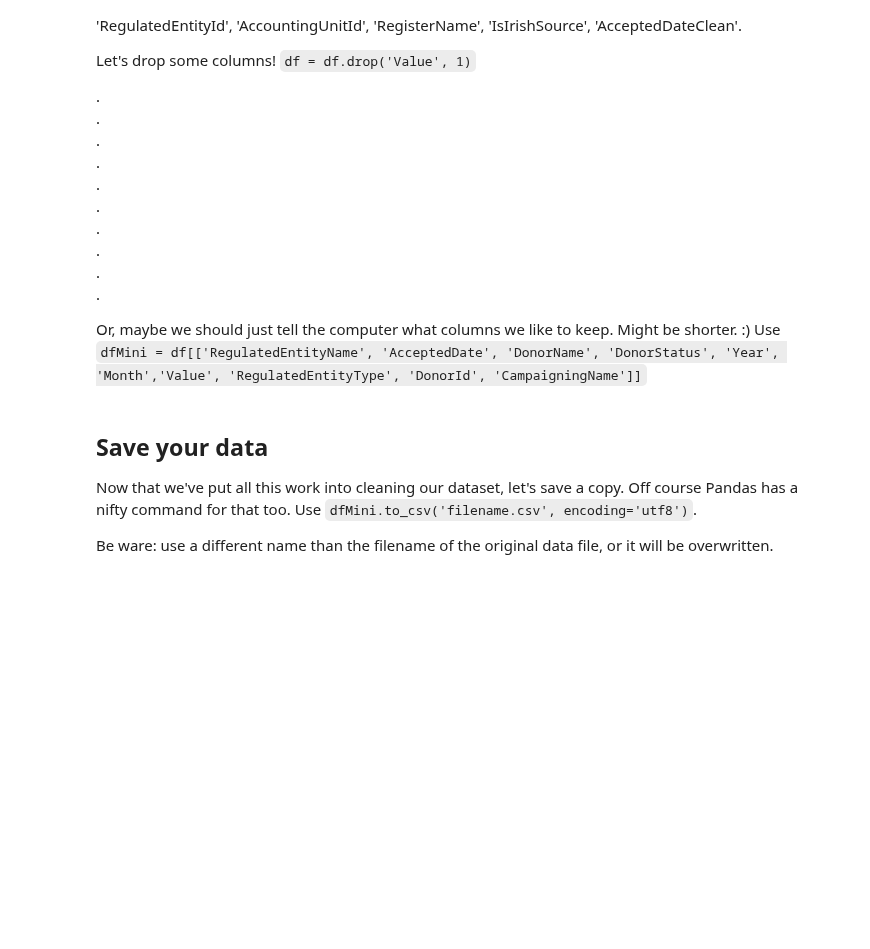
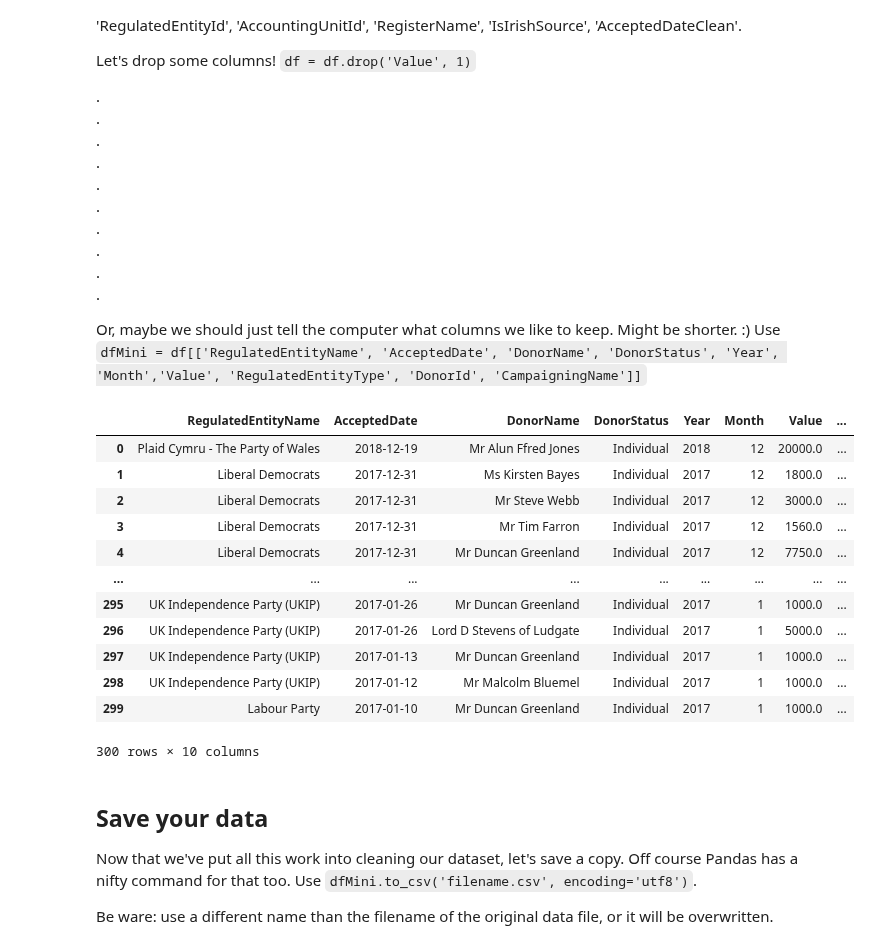
Before and after one commit to narottam90/pythonforjournalists, a Jupyter notebook: Clean Data/Clean data v2.ipynb, the cells around one changed output. Drawn from its saved outputs; the diff is of its cells as text; code cells hidden in the pictures; blank space fills up the shorter version.

```diff
--- a/Clean Data/Clean data v2.ipynb
+++ b/Clean Data/Clean data v2.ipynb
@@ -167,4 +421,6 @@ Let's have another look at some of our data before we start working on the date
 # %% [markdown]
 Our dates are in the AcceptedDate column. Let's make sure these dates are recognized as such. Use `df['AcceptedDate'] = pd.to_datetime(df['AcceptedDate'], format="%d/%m/%Y")` to change the data type from object to date. Use `df.head()`, `df.tail()` or `df.sample()` to see if it worked.
+# %%
+df['AcceptedDate'] = pd.to_datetime(df['AcceptedDate'], format = "%d/%m/%Y")
 # %% [markdown]
 Now, did the data type of the AcceptedDate column change? Use `df.dtypes` to check.
@@ -176,3 +462,5 @@ Worked perfectly! :)
 Now, let's create two new columns. One with the month and one with the years... Since Python now knows that the AcceptedDate column contains dates, we can use out-of-the-box functions from pandas and the datetime libraries.
 
 Creating a column with the years based on the AcceptedDate column, becomes as easy as `df['Year'] = pd.DatetimeIndex(df['AcceptedDate']).year`.
+# %%
+df['Year'] = pd.DatetimeIndex(df['AcceptedDate']).year
@@ -181,5 +490,7 @@ Use `df.head()`, `df.tail()` or `df.sample()` to see if it worked. Our new colum
 # %% [markdown]
 To add a column with all months is just as easy. `df['Month'] = pd.DatetimeIndex(df['AcceptedDate']).month` will do the trick, it means: in the dataframe called 'df', create a new column called 'Month' and fill it with months, which you should base on the date inside the column AcceptedDate of the dataframe df.
+# %%
+df['Month'] = pd.DatetimeIndex(df['AcceptedDate']).month
 # %% [markdown]
 Use `df.head()`, `df.tail()` or `df.sample()` to see if it worked. For something like this, i like to use the `df.sample()` function; it allows you to see if it worked with different values.
 
@@ -206,6 +540,24 @@ Let's drop some columns! `df = df.drop('Value', 1)`
 
 Or, maybe we should just tell the computer what columns we like to keep. Might be shorter. :)
 Use `dfMini = df[['RegulatedEntityName', 'AcceptedDate', 'DonorName', 'DonorStatus', 'Year', 'Month','Value', 'RegulatedEntityType', 'DonorId', 'CampaigningName']]`
+# %%
+dfMini = df[['RegulatedEntityName', 'AcceptedDate', 'DonorName', 'DonorStatus', 'Year', 'Month','Value', 'RegulatedEntityType', 'DonorId', 'CampaigningName']]
+# %%
+dfMini
+# %% [output]
+|  | RegulatedEntityName | AcceptedDate | DonorName | DonorStatus | Year | Month | Value | ... |
+| 0 | Plaid Cymru - The Party of Wales | 2018-12-19 | Mr Alun Ffred Jones | Individual | 2018 | 12 | 20000.0 | ... |
+| 1 | Liberal Democrats | 2017-12-31 | Ms Kirsten Bayes | Individual | 2017 | 12 | 1800.0 | ... |
+| 2 | Liberal Democrats | 2017-12-31 | Mr Steve Webb | Individual | 2017 | 12 | 3000.0 | ... |
+| 3 | Liberal Democrats | 2017-12-31 | Mr Tim Farron | Individual | 2017 | 12 | 1560.0 | ... |
+| 4 | Liberal Democrats | 2017-12-31 | Mr Duncan Greenland | Individual | 2017 | 12 | 7750.0 | ... |
+| ... | ... | ... | ... | ... | ... | ... | ... | ... |
+| 295 | UK Independence Party (UKIP) | 2017-01-26 | Mr Duncan Greenland | Individual | 2017 | 1 | 1000.0 | ... |
+| 296 | UK Independence Party (UKIP) | 2017-01-26 | Lord D Stevens of Ludgate | Individual | 2017 | 1 | 5000.0 | ... |
+| 297 | UK Independence Party (UKIP) | 2017-01-13 | Mr Duncan Greenland | Individual | 2017 | 1 | 1000.0 | ... |
+| 298 | UK Independence Party (UKIP) | 2017-01-12 | Mr Malcolm Bluemel | Individual | 2017 | 1 | 1000.0 | ... |
+| 299 | Labour Party | 2017-01-10 | Mr Duncan Greenland | Individual | 2017 | 1 | 1000.0 | ... |
+300 rows × 10 columns
 # %% [markdown]
 ## Save your data
 
```
Also changed, not shown: parts of 36 cells of this notebook, 8 other files.
